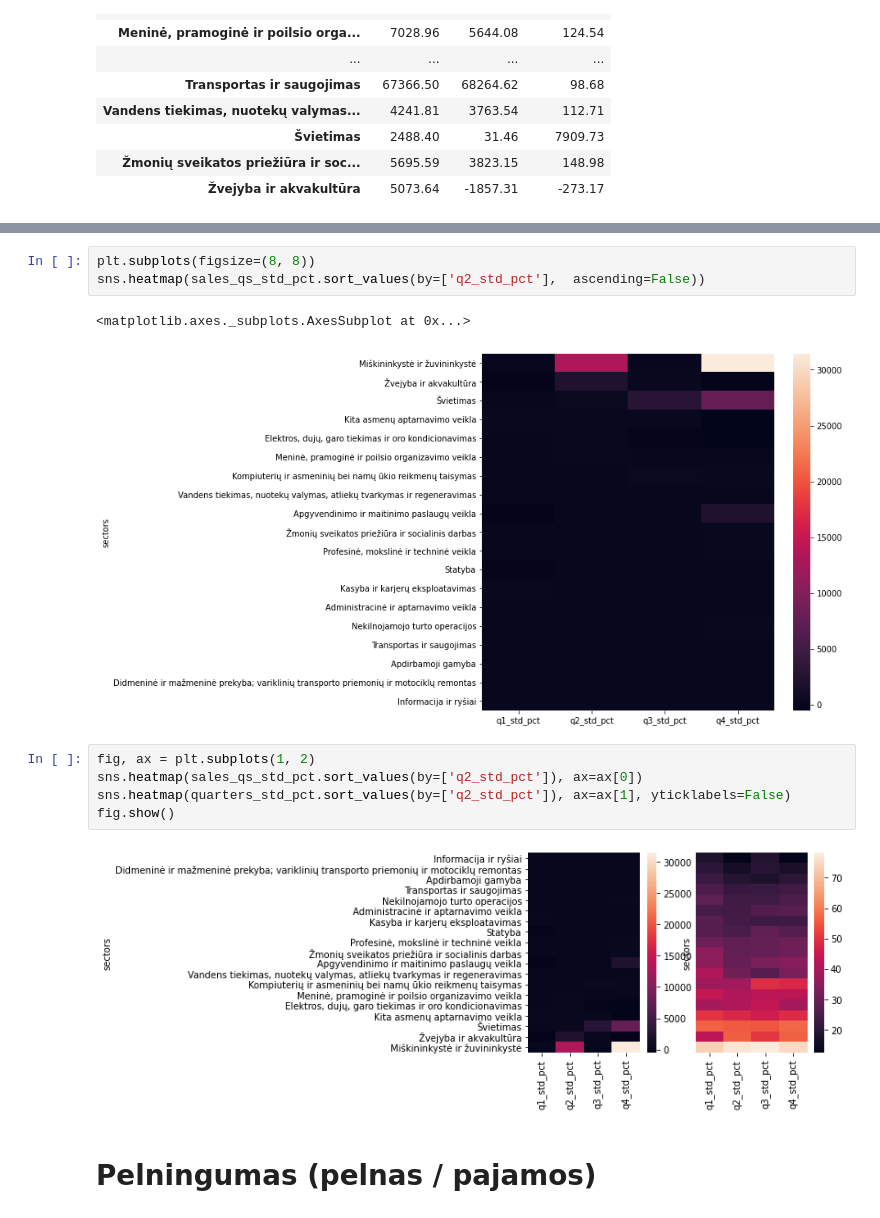
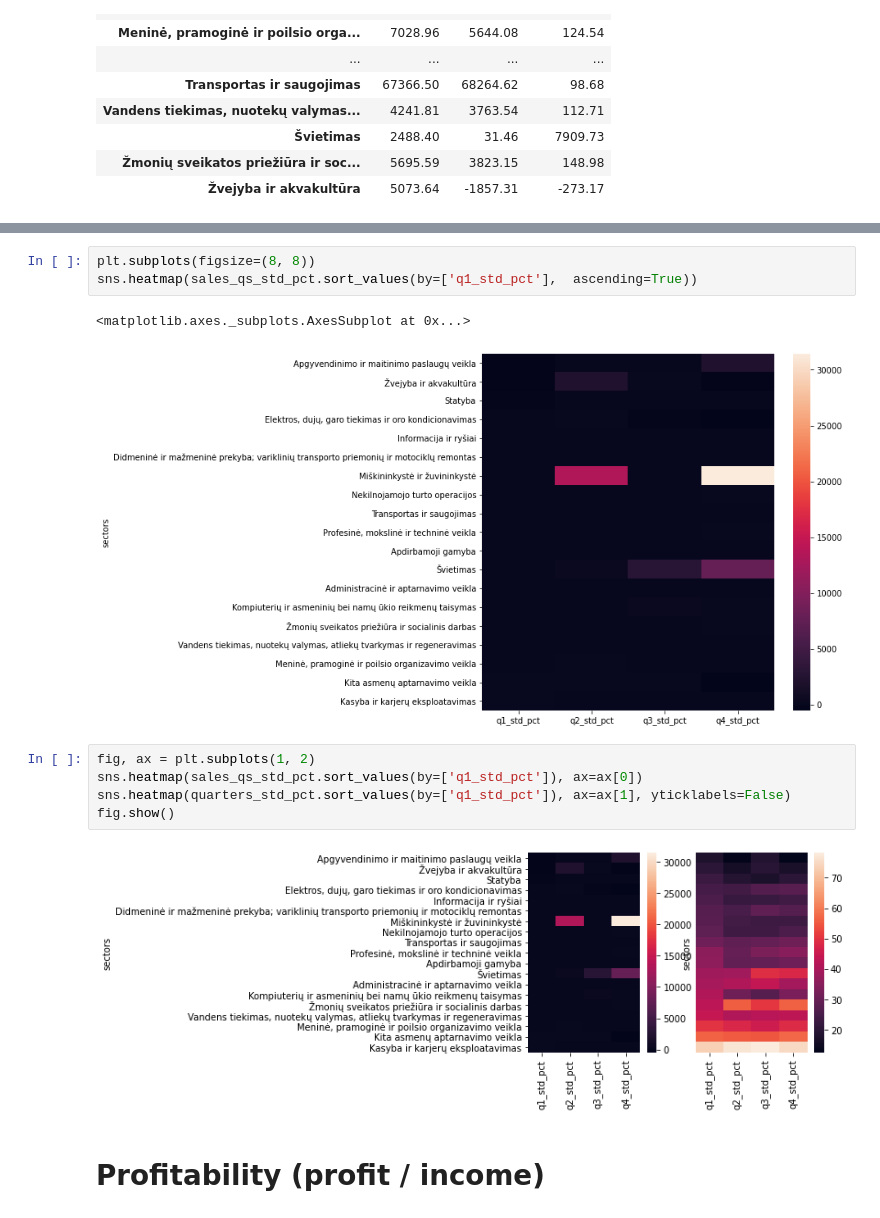
Before and after one commit to Venckus/funny-chatbot, a Jupyter notebook: lt_economy_sectors.ipynb, the cells around one changed output, grey strips where cells are left out. Cells and saved outputs as stored; diff of their text form.

```diff
--- a/lt_economy_sectors.ipynb
+++ b/lt_economy_sectors.ipynb
@@ -811,16 +802,16 @@ sales_qs_std_pct
 | Žvejyba ir akvakultūra | -269.10 | 2233.03 | 173.21 | -273.17 |
 # %%
 plt.subplots(figsize=(8, 8))
-sns.heatmap(sales_qs_std_pct.sort_values(by=['q2_std_pct'],  ascending=False))
+sns.heatmap(sales_qs_std_pct.sort_values(by=['q1_std_pct'],  ascending=True))
 # %% [output]
 <matplotlib.axes._subplots.AxesSubplot at 0x...>
-[figure, old version]
+[figure, new version]
 # %%
 fig, ax = plt.subplots(1, 2)
-sns.heatmap(sales_qs_std_pct.sort_values(by=['q2_std_pct']), ax=ax[0])
-sns.heatmap(quarters_std_pct.sort_values(by=['q2_std_pct']), ax=ax[1], yticklabels=False)
+sns.heatmap(sales_qs_std_pct.sort_values(by=['q1_std_pct']), ax=ax[0])
+sns.heatmap(quarters_std_pct.sort_values(by=['q1_std_pct']), ax=ax[1], yticklabels=False)
 fig.show()
 # %% [output]
-[figure, old version]
+[figure, new version]
-# %% [markdown]
-# Pelningumas (pelnas / pajamos)
+# %% [markdown]
+# Profitability (profit / income)
```
Also changed, not shown: parts of 32 cells of this notebook.
